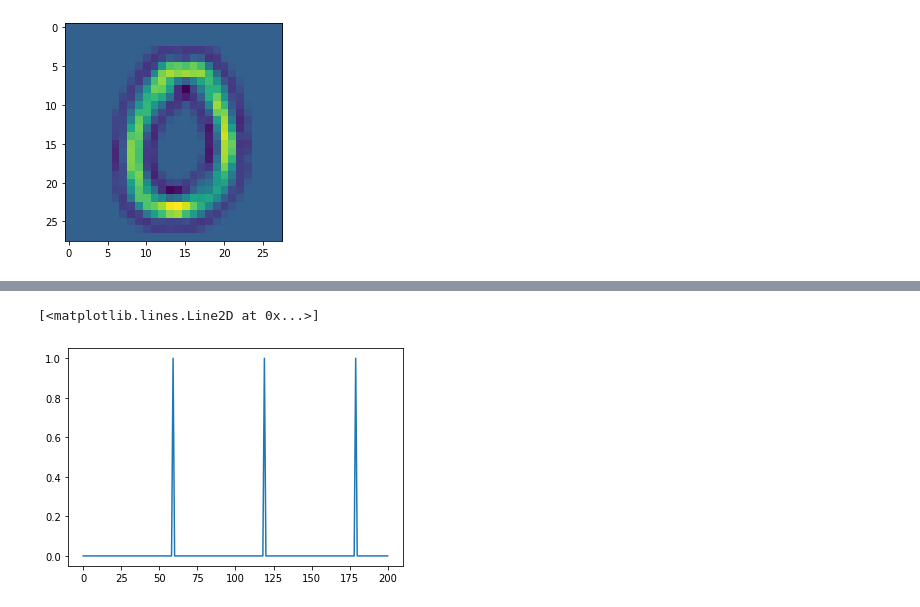
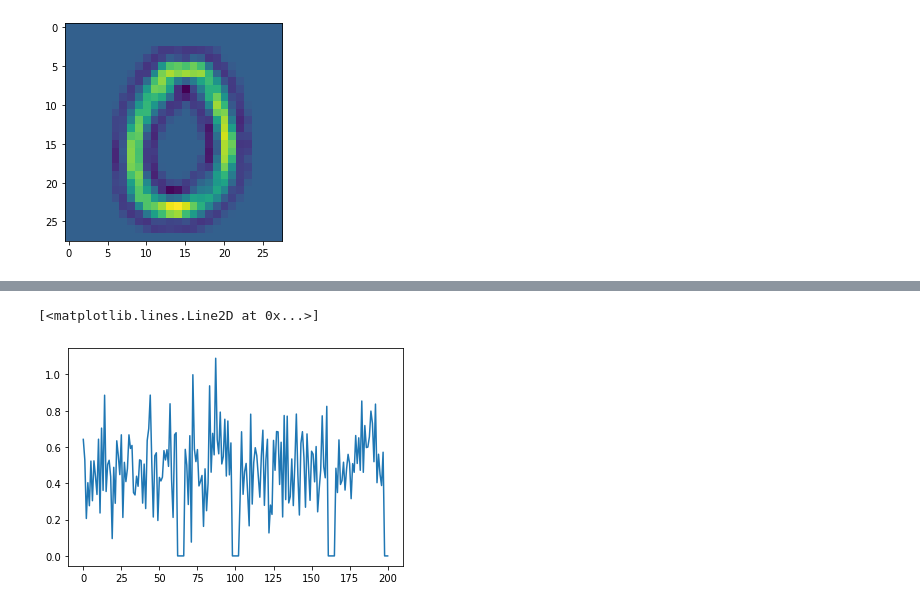
Before and after one commit to tomato1mule/snn_modu2021, a Jupyter notebook: Training/Untitled.ipynb, the cells around one changed output, grey strips where cells are left out. Cells and saved outputs as stored; diff of their text form; code cells hidden in the pictures.

```diff
--- a/Training/Untitled.ipynb
+++ b/Training/Untitled.ipynb
@@ -89,5 +95,5 @@ plt.plot(layer1[211].V_history)
-# %%
-plt.plot(layer1_spiketrain[211,:])
-# %% [output]
-[<matplotlib.lines.Line2D at 0x...>]
-[figure, removed]
+# %%
+plt.plot(layer[1].epsp_history)
+# %% [output]
+[<matplotlib.lines.Line2D at 0x...>]
+[figure, added]
```
Also changed, not shown: parts of 8 cells of this notebook, 8 other files.
